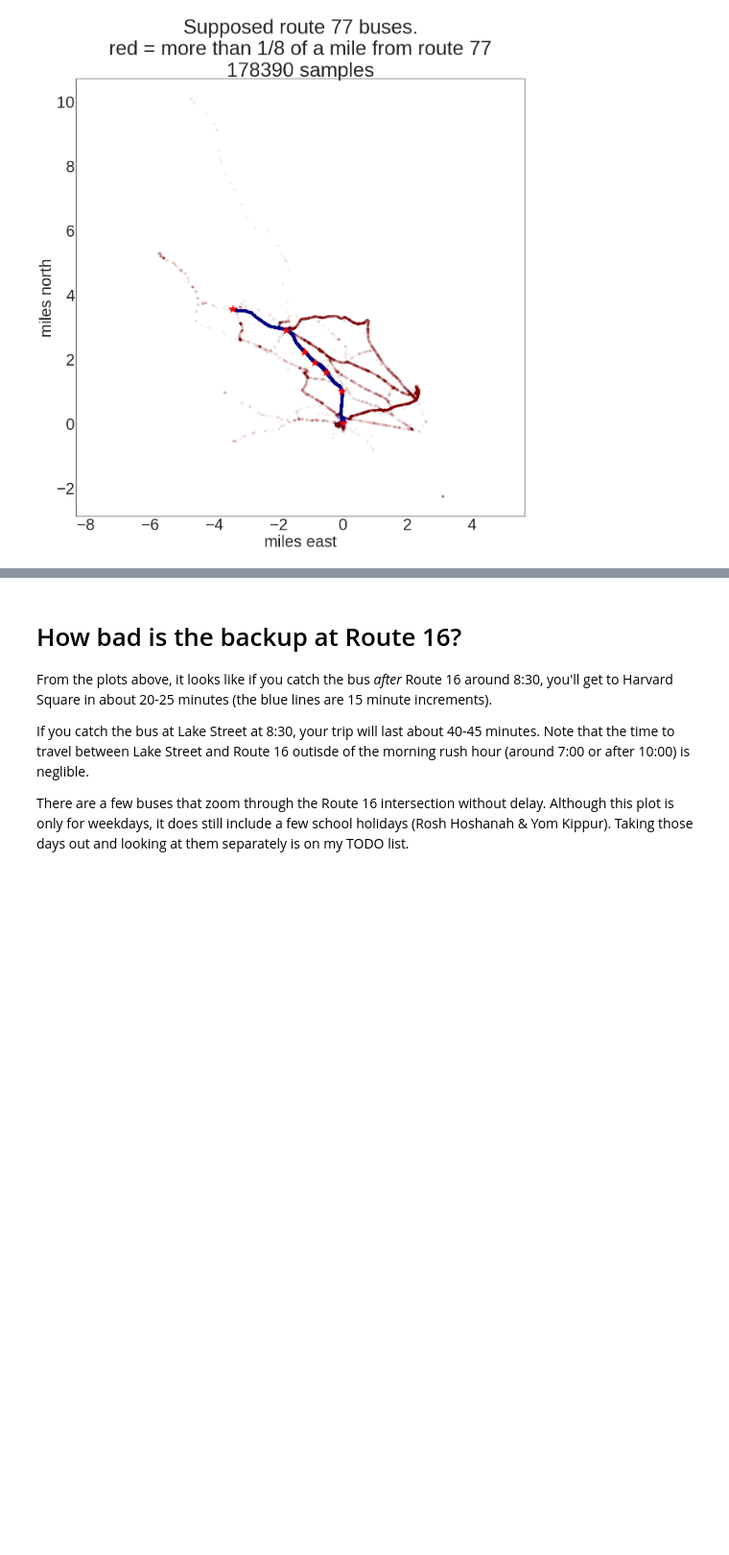
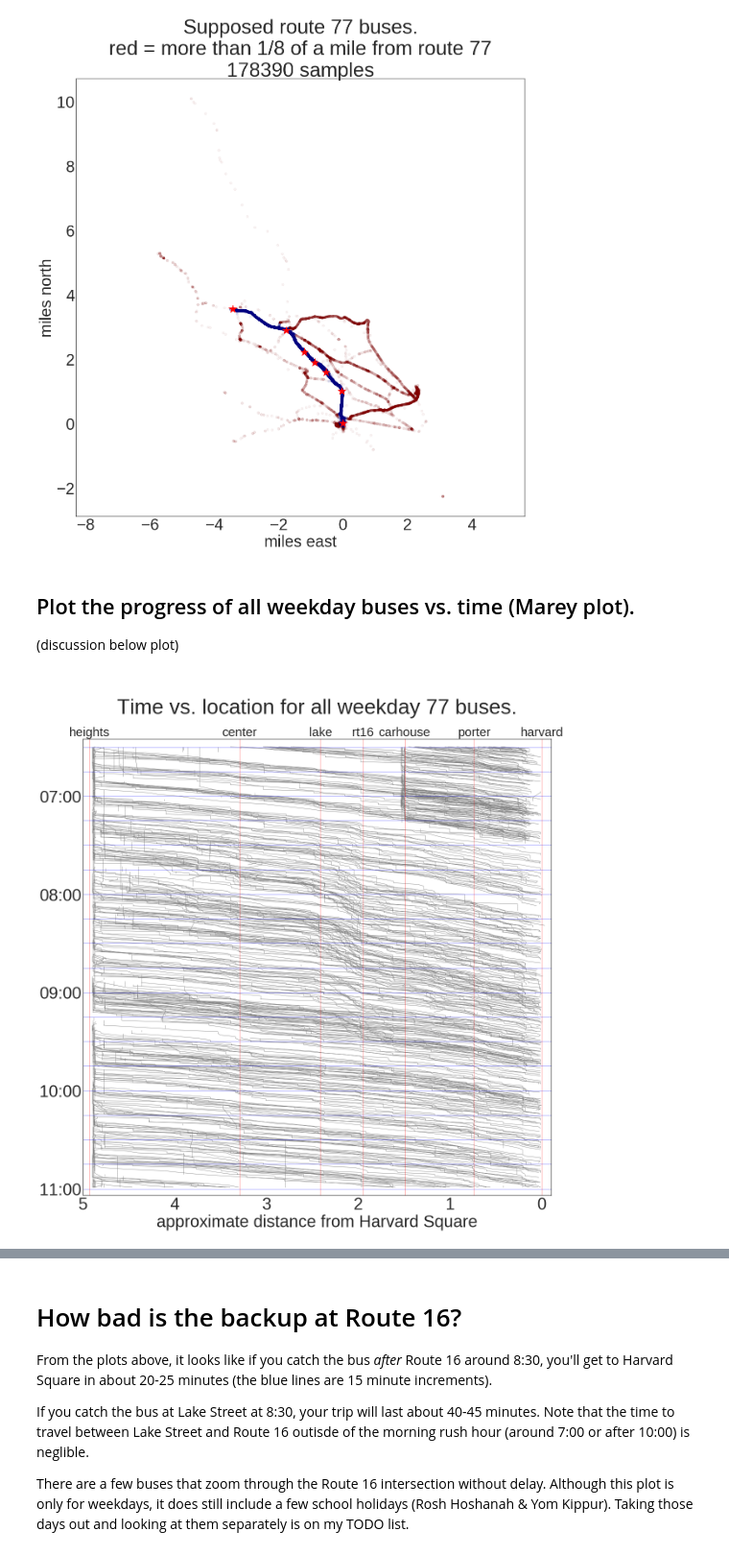
Before and after one commit to thouis/ArlingtonBusData, a Jupyter notebook: Busplot.ipynb, the cells around one changed output, grey strips where cells are left out. Shown at 96% size. Drawn from its saved outputs; the diff is of its cells as text; code cells hidden in the pictures; blank space fills up the shorter version.

Commit message:
move link to above plot, add plot title

```diff
--- a/Busplot.ipynb
+++ b/Busplot.ipynb
@@ -218,4 +218,71 @@ plot_vehicles(supposed_77s, "Supposed route 77 buses.\nred = more than 1/8 of a
               c=(supposed_77s['distance_from_route_77'] > 0.125), cmap='jet')
 # %% [output]
 [figure]
+# %% [markdown]
+## Plot the progress of all weekday buses vs. time (Marey plot).
+
+(discussion below plot)
+# %%
+from matplotlib.collections import LineCollection
+
+valid_77 = vehicle_positions.query('(route == "77") and (dir == 1) and (distance_from_route_77 < 0.125)').copy()
+valid_77['T'] = valid_77.index.time
+valid_77['P'] = (valid_77.miles_north - valid_77.miles_east) / sqrt(2)
+
+def num_minutes(t):
+    return 60 * t.hour + t.minute
+
+line_segs = []
+# Loop over individual vehicles and plot them
+for veh, gr in valid_77.between_time("06:30", "11:00").groupby('vehicle'):
+    for idx in range(len(gr) - 1):
+        weekday = gr.index.weekday[idx]
+        if weekday >= 5:  # Monday == 0, Saturday = 5, Sunday = 6
+            continue
+        p1 = gr.P.iloc[idx]
+        p2 = gr.P.iloc[idx + 1]
+        t1 = gr['T'].iloc[idx]
+        t2 = gr['T'].iloc[idx + 1]
+
+        # drop any locations for the same bus spaced by more than 10 minutes
+        if abs(num_minutes(t2) - num_minutes(t1)) > 10:
+            continue
+
+        # drop any locations where the bus went backwards
+        if p1 - p2 < -0.1:  # values should be decreasing
+            continue
+
+        line_segs.append([[p1, num_minutes(t1)], [p2, num_minutes(t2)]])
+
+# Plot the lines
+line_segs = array(line_segs)
+lc = LineCollection(line_segs)
+lc.set_linewidth(.8)
+lc.set_color('gray')
+
+# Decorate the plot
+gca().add_collection(lc)
+xlabel('approximate distance from Harvard Square')
+xlim(7, -0.1)
+names = "heights center lake rt16 carhouse porter harvard".split()[::-1]
+
+xlim(5, -0.1)
+yticks(arange(0, 25 * 60, 60), ["{:02d}:00".format(i) for i in arange(25)])
+tks = yticks()
+for minor_tick in arange(0, 25 * 60, 15):
+    axhline(minor_tick, lw=0.5, c='b')
+tks[1]
+ylim(line_segs[:, :, 1].max() + 5, line_segs[:, :, 1].min() - 5)
+ymax, ymin = ylim()
+for (a, b), n in zip(miles_locs, names):
+    axvline((b - a) / sqrt(2), c='r', lw=0.5)
+    text((b - a) / sqrt(2), ymin, n, va="bottom", ha="center", fontsize=30)
+
+title('Time vs. location for all weekday 77 buses.\n')
+
+from IPython.display import display, Markdown, Latex
+display(Markdown('<a name="PlotsPlotsPlots"></a>'))
+# %% [output]
+<a name="PlotsPlotsPlots"></a>
+[figure, added]
 # %% [markdown]
```
Also changed, not shown: parts of 2 cells of this notebook.
